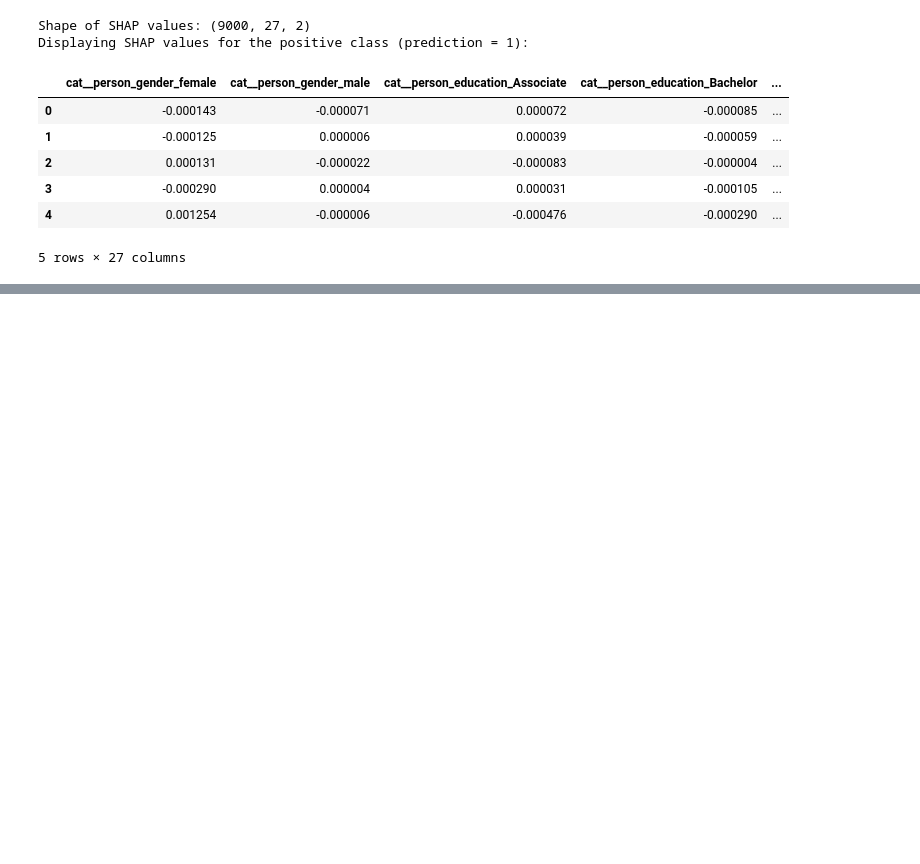
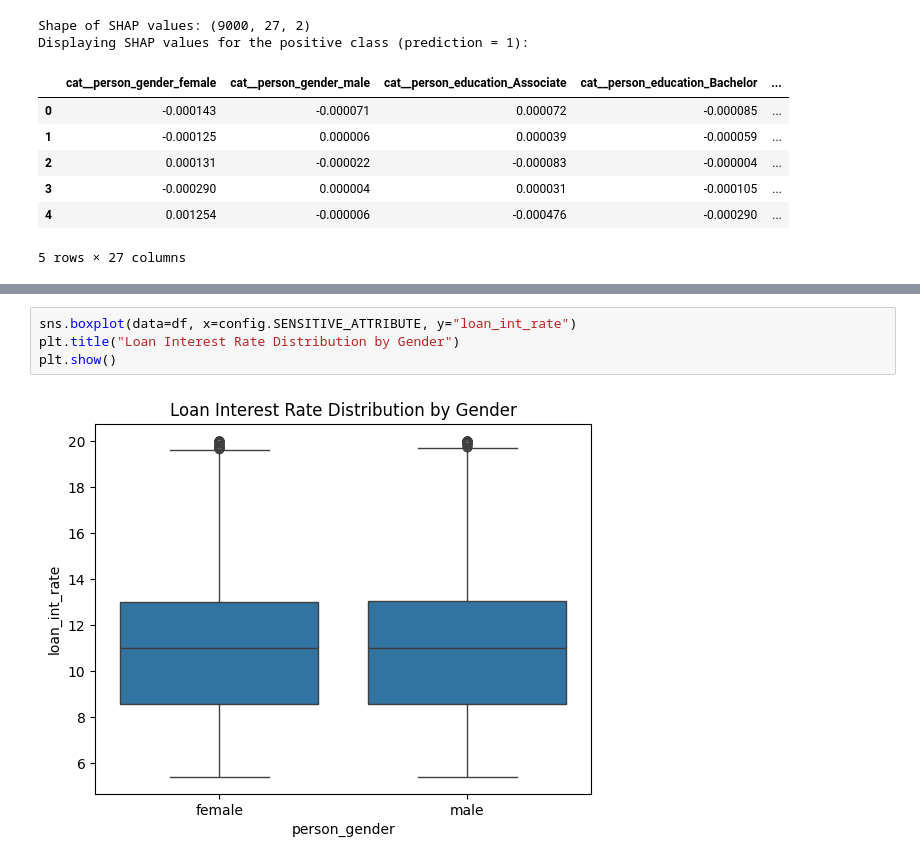
Before and after one commit to 3Techies/Bias-Detection-ML-models, a Jupyter notebook: notebooks/02_baseline_model.ipynb, the cells around one changed output, grey strips where cells are left out. Cells and saved outputs as stored; diff of their text form; blank space fills up the shorter version.

```diff
--- a/notebooks/02_baseline_model.ipynb
+++ b/notebooks/02_baseline_model.ipynb
@@ -585,0 +636,6 @@ Displaying SHAP values for the positive class (prediction = 1):
+# %%
+sns.boxplot(data=df, x=config.SENSITIVE_ATTRIBUTE, y="loan_int_rate")
+plt.title("Loan Interest Rate Distribution by Gender")
+plt.show()
+# %% [output]
+[figure, added]
```
Also changed, not shown: parts of 8 cells of this notebook.
